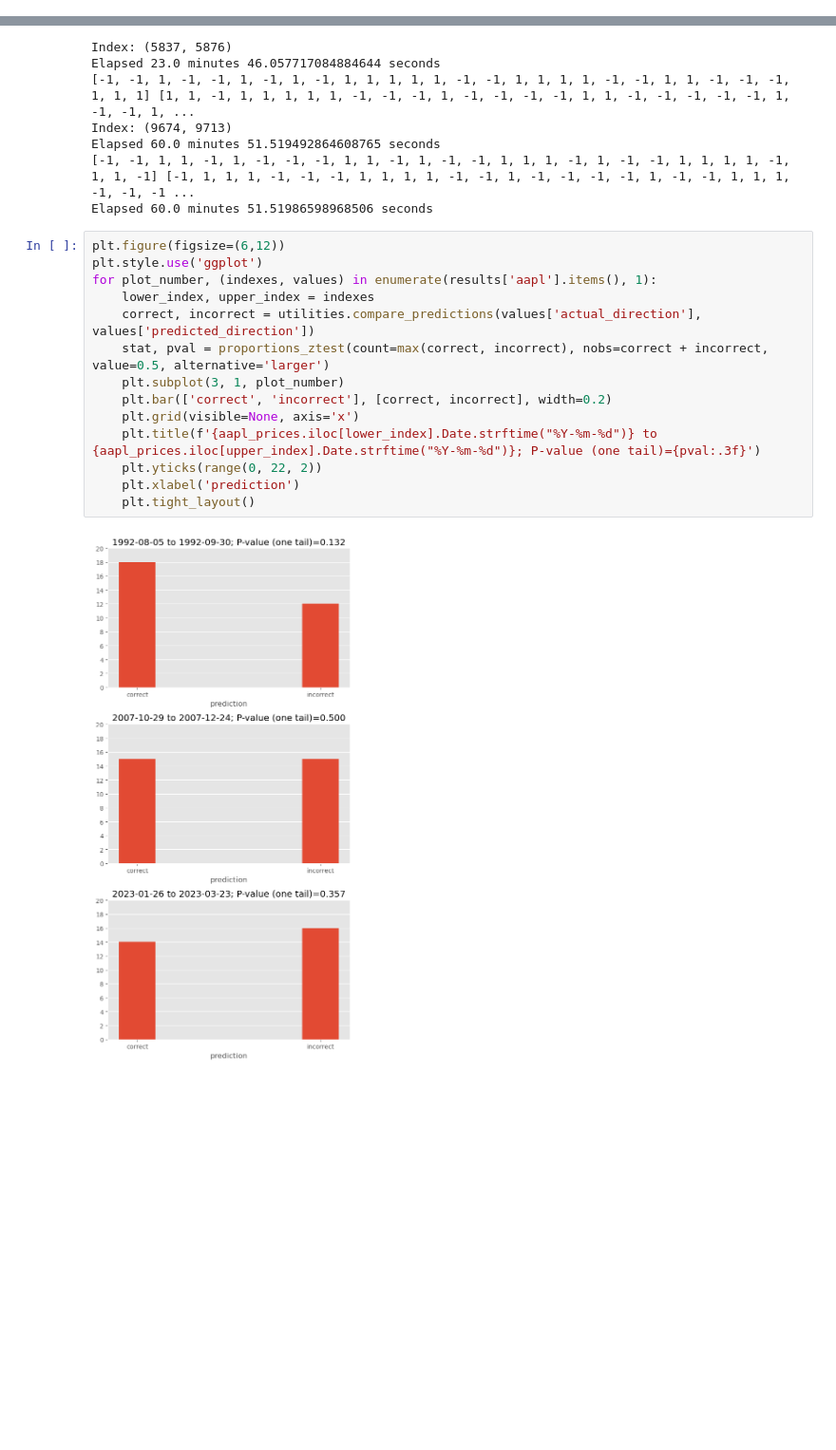
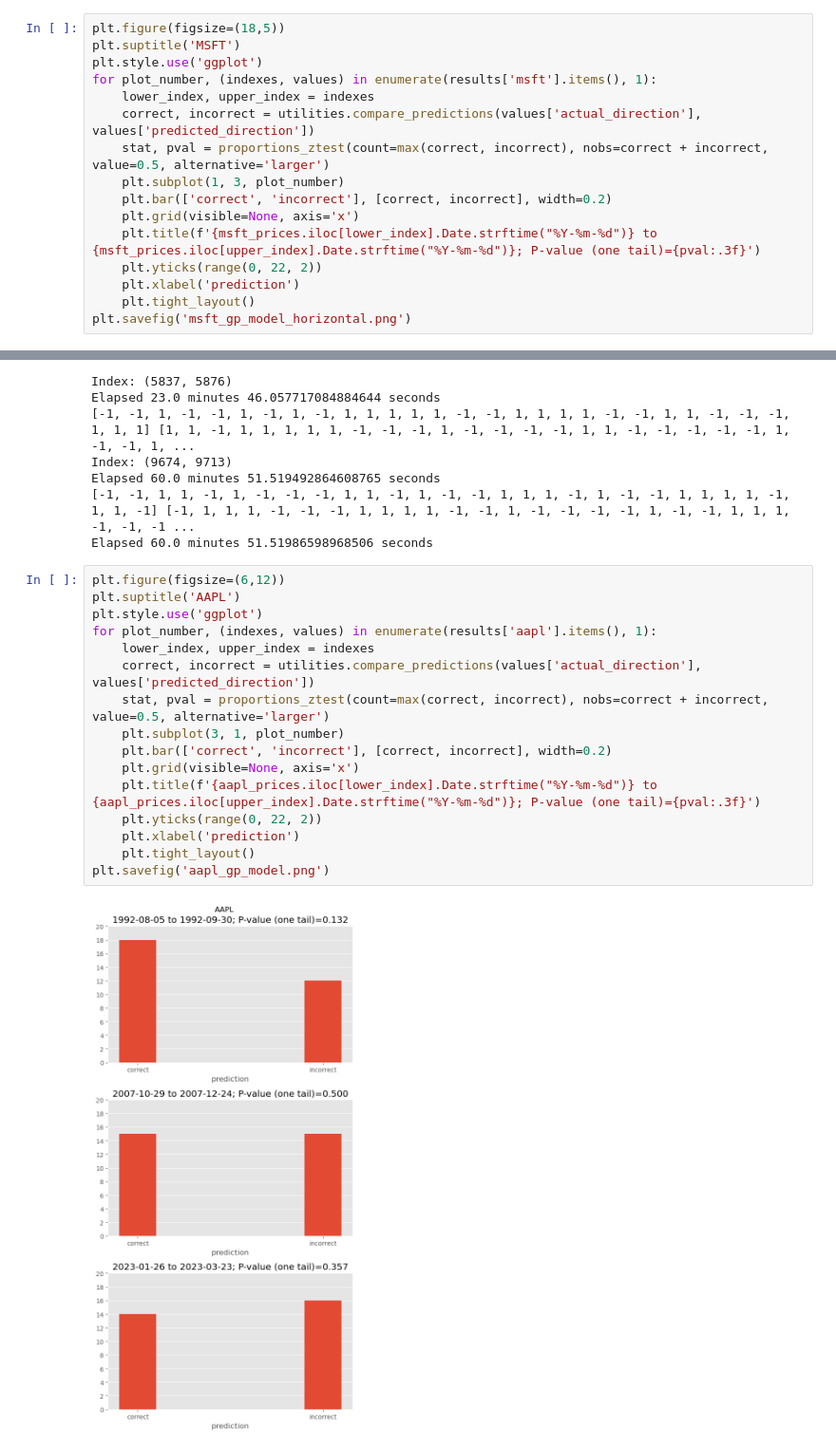
Before and after one commit to DawitAklilu/predicting_stock_prices, a Jupyter notebook: genetic/gplearn_results.ipynb, the cells around one changed output, grey strips where cells are left out. Shown at 95% size. Cells and saved outputs as stored; diff of their text form; blank space fills up the shorter version.

```diff
--- a/genetic/gplearn_results.ipynb
+++ b/genetic/gplearn_results.ipynb
@@ -130,0 +142,16 @@ for plot_number, (indexes, values) in enumerate(results['msft'].items(), 1):
+# %%
+plt.figure(figsize=(18,5))
+plt.suptitle('MSFT')
+plt.style.use('ggplot')
+for plot_number, (indexes, values) in enumerate(results['msft'].items(), 1):
+    lower_index, upper_index = indexes
+    correct, incorrect = utilities.compare_predictions(values['actual_direction'], values['predicted_direction'])
+    stat, pval = proportions_ztest(count=max(correct, incorrect), nobs=correct + incorrect, value=0.5, alternative='larger')
+    plt.subplot(1, 3, plot_number)
+    plt.bar(['correct', 'incorrect'], [correct, incorrect], width=0.2)
+    plt.grid(visible=None, axis='x')
+    plt.title(f'{msft_prices.iloc[lower_index].Date.strftime("%Y-%m-%d")} to {msft_prices.iloc[upper_index].Date.strftime("%Y-%m-%d")}; P-value (one tail)={pval:.3f}')
+    plt.yticks(range(0, 22, 2))
+    plt.xlabel('prediction')
+    plt.tight_layout()
+plt.savefig('msft_gp_model_horizontal.png')
@@ -190,17 +226,19 @@ Elapsed 60.0 minutes 51.519492864608765 seconds
 Elapsed 60.0 minutes 51.51986598968506 seconds
 # %%
 plt.figure(figsize=(6,12))
+plt.suptitle('AAPL')
 plt.style.use('ggplot')
 for plot_number, (indexes, values) in enumerate(results['aapl'].items(), 1):
     lower_index, upper_index = indexes
     correct, incorrect = utilities.compare_predictions(values['actual_direction'], values['predicted_direction'])
     stat, pval = proportions_ztest(count=max(correct, incorrect), nobs=correct + incorrect, value=0.5, alternative='larger')
     plt.subplot(3, 1, plot_number)
     plt.bar(['correct', 'incorrect'], [correct, incorrect], width=0.2)
     plt.grid(visible=None, axis='x')
     plt.title(f'{aapl_prices.iloc[lower_index].Date.strftime("%Y-%m-%d")} to {aapl_prices.iloc[upper_index].Date.strftime("%Y-%m-%d")}; P-value (one tail)={pval:.3f}')
     plt.yticks(range(0, 22, 2))
     plt.xlabel('prediction')
     plt.tight_layout()
+plt.savefig('aapl_gp_model.png')
 # %% [output]
-[figure, old version]
+[figure, new version]
```
Also changed, not shown: parts of 13 cells of this notebook, 12 other files.
